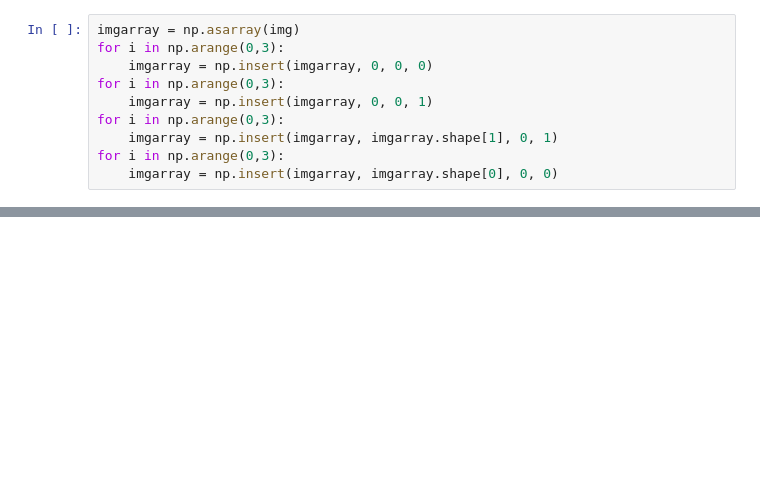
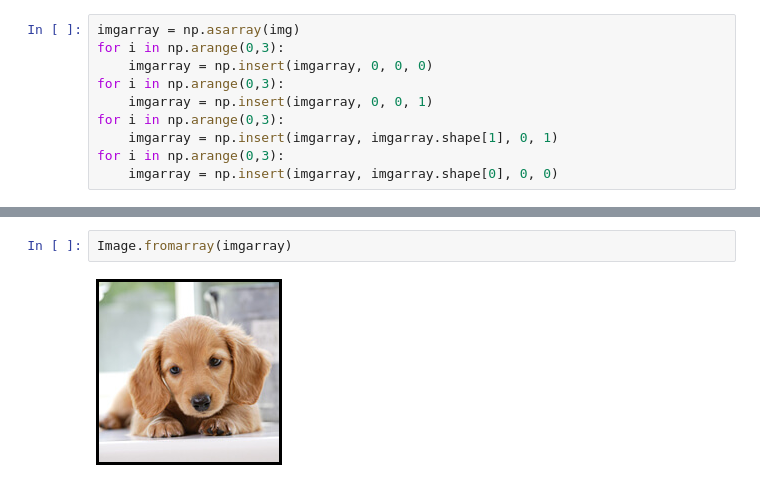
Before and after one commit to hajisute/Median-Sobel-filter, a Jupyter notebook: Untitled.ipynb, the cells around one changed output, grey strips where cells are left out. Cells and saved outputs as stored; diff of their text form; blank space fills up the shorter version.

```diff
--- a/Untitled.ipynb
+++ b/Untitled.ipynb
@@ -82,0 +79,4 @@ array([[[7, 7],
+# %%
+Image.fromarray(imgarray)
+# %% [output]
+[figure, added]
```
Also changed, not shown: parts of 9 cells of this notebook, 5 other files.
